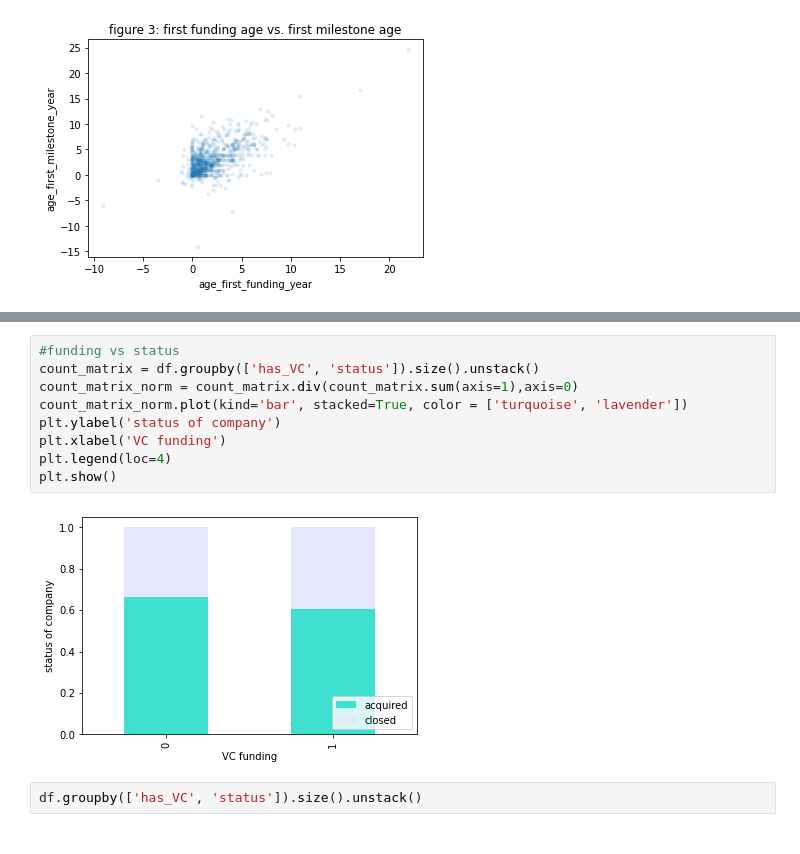
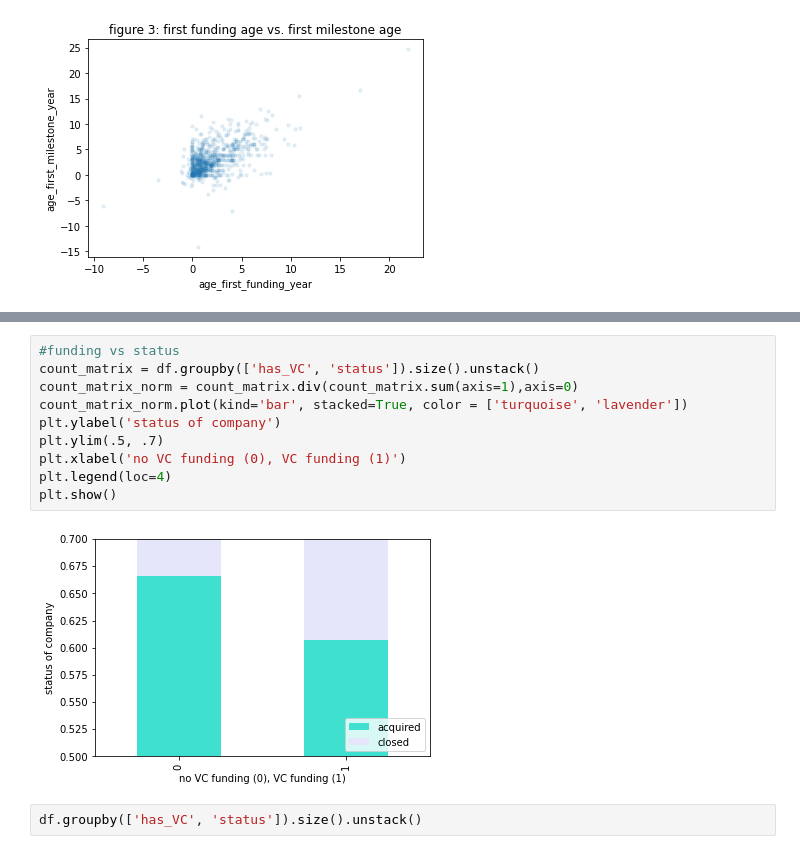
Before and after one commit to akshay7424/Data1030_Project_Akshay, a Jupyter notebook: src/Project_Startup_Data.ipynb, the cells around one changed output, grey strips where cells are left out. Saved outputs shown, nothing was run; the diff lists cells and outputs as text.

```diff
--- a/src/Project_Startup_Data.ipynb
+++ b/src/Project_Startup_Data.ipynb
@@ -221,14 +247,15 @@ plt.show()
 # %%
 #funding vs status
 count_matrix = df.groupby(['has_VC', 'status']).size().unstack()
 count_matrix_norm = count_matrix.div(count_matrix.sum(axis=1),axis=0)
 count_matrix_norm.plot(kind='bar', stacked=True, color = ['turquoise', 'lavender'])
 plt.ylabel('status of company')
-plt.xlabel('VC funding')
+plt.ylim(.5, .7)
+plt.xlabel('no VC funding (0), VC funding (1)')
 plt.legend(loc=4)
 plt.show()
 # %% [output]
-[figure, old version]
+[figure, new version]
 # %%
 df.groupby(['has_VC', 'status']).size().unstack()
 # %% [output]
```
Also changed, not shown: parts of 2 cells of this notebook.
